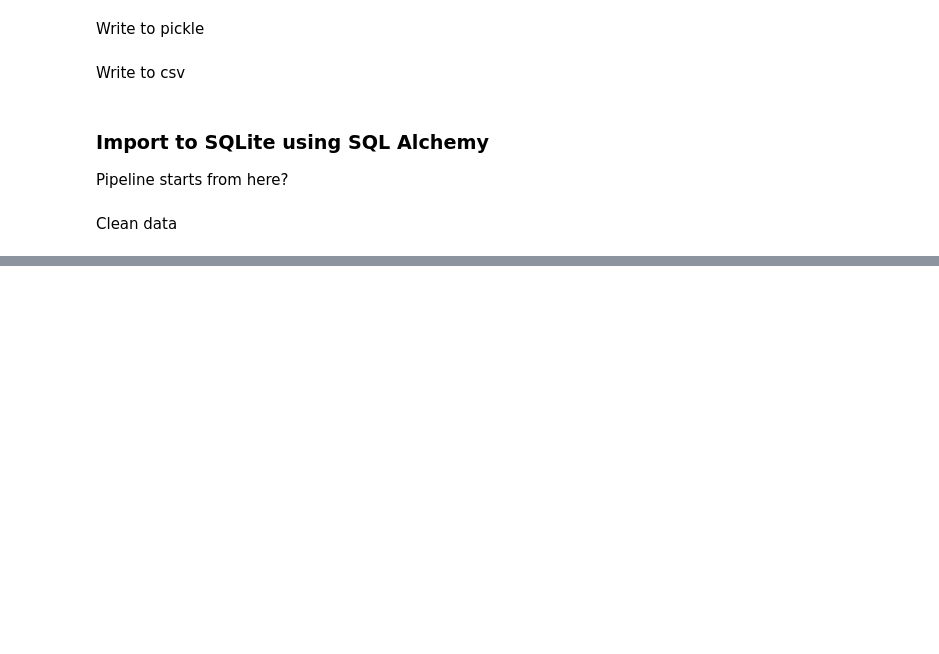
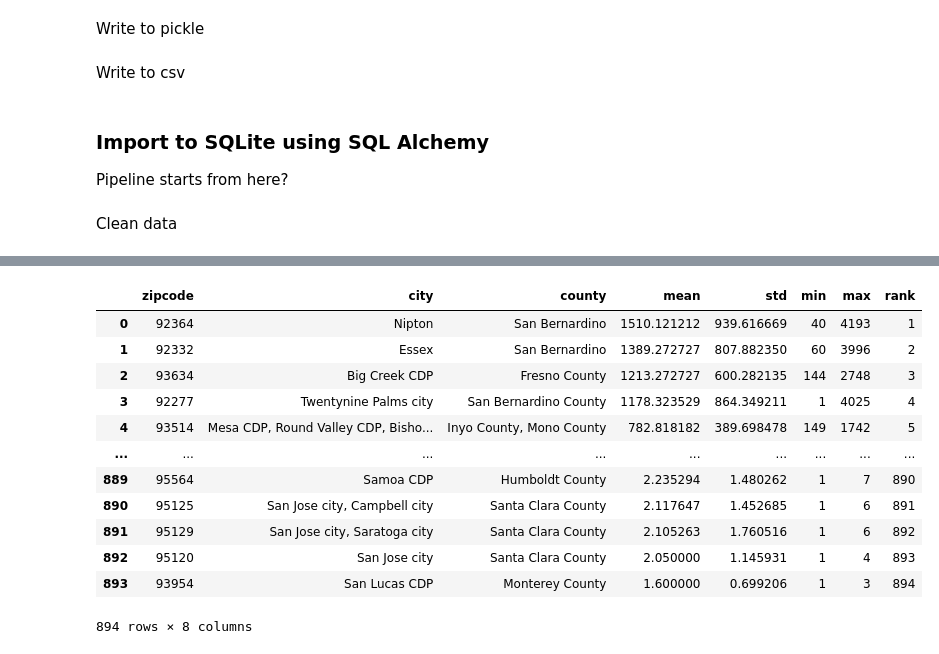
Before and after one commit to amyyunekim/Course_3_DataEngineering, a Jupyter notebook: pipeline/pipeline_testing1.ipynb, the cells around one changed output, grey strips where cells are left out. Drawn from its saved outputs; the diff is of its cells as text; code cells hidden in the pictures; blank space fills up the shorter version.

```diff
--- a/pipeline/pipeline_testing1.ipynb
+++ b/pipeline/pipeline_testing1.ipynb
@@ -165,4 +132,4 @@ gdf.groupby(['lat','lon','year','month',])['count_lightning'].sum().reset_index(
 # %%
-def center_point_summary(gdf):
-    center_point_summary=gdf.groupby(['lat','lon','year','month',])['count_lightning'].sum().reset_index()
-    return center_point_summary
+def zipcode_summary(gdf):
+    summary=gdf.groupby(['zipcode','city','county','year'])['count_lightning'].sum().reset_index()
+    return summary
@@ -207,0 +136,3 @@ summary_by_zipcode
+# %%
+summary=zipcode_summary(gdf)
+summary
@@ -207,0 +228,26 @@ summary_by_zipcode
+# %%
+def yearly_stats(summary): #yearly stats
+    stats1=(summary
+        .groupby(['zipcode','city','county'])['count_lightning']
+        .agg(['mean','std','min','max'])
+        .sort_values(['mean'], ascending = False)
+        .reset_index())
+    stats1['rank'] =stats1['mean'].rank(ascending=False).astype(int)
+    return stats1
+# %%
+stats1=yearly_stats(summary)
+stats1
+# %% [output]
+|  | zipcode | city | county | mean | std | min | max | rank |
+| 0 | 92364 | Nipton | San Bernardino | 1510.121212 | 939.616669 | 40 | 4193 | 1 |
+| 1 | 92332 | Essex | San Bernardino | 1389.272727 | 807.882350 | 60 | 3996 | 2 |
+| 2 | 93634 | Big Creek CDP | Fresno County | 1213.272727 | 600.282135 | 144 | 2748 | 3 |
+| 3 | 92277 | Twentynine Palms city | San Bernardino County | 1178.323529 | 864.349211 | 1 | 4025 | 4 |
+| 4 | 93514 | Mesa CDP, Round Valley CDP, Bisho... | Inyo County, Mono County | 782.818182 | 389.698478 | 149 | 1742 | 5 |
+| ... | ... | ... | ... | ... | ... | ... | ... | ... |
+| 889 | 95564 | Samoa CDP | Humboldt County | 2.235294 | 1.480262 | 1 | 7 | 890 |
+| 890 | 95125 | San Jose city, Campbell city | Santa Clara County | 2.117647 | 1.452685 | 1 | 6 | 891 |
+| 891 | 95129 | San Jose city, Saratoga city | Santa Clara County | 2.105263 | 1.760516 | 1 | 6 | 892 |
+| 892 | 95120 | San Jose city | Santa Clara County | 2.050000 | 1.145931 | 1 | 4 | 893 |
+| 893 | 93954 | San Lucas CDP | Monterey County | 1.600000 | 0.699206 | 1 | 3 | 894 |
+894 rows × 8 columns
```
Also changed, not shown: parts of 43 cells of this notebook, 12 other files.
